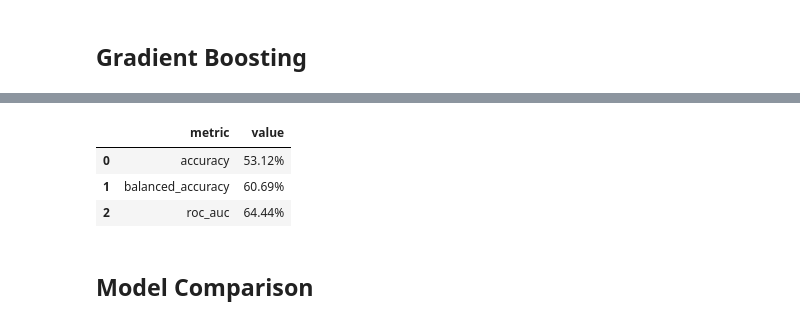
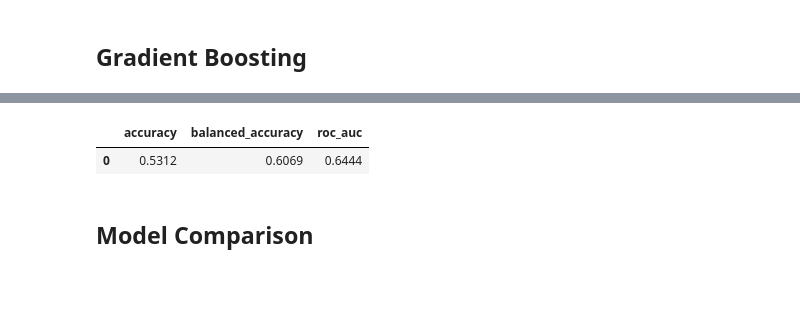
Before and after one commit to fedebri/reasoning-under-compression, a Jupyter notebook: notebooks/02_prompt_level_compressibility.ipynb, the cells around one changed output, grey strips where cells are left out. Cells and saved outputs as stored; diff of their text form; code cells hidden in the pictures; blank space fills up the shorter version.

```diff
--- a/notebooks/02_prompt_level_compressibility.ipynb
+++ b/notebooks/02_prompt_level_compressibility.ipynb
@@ -192,14 +218,19 @@ prompt_rf_selection_results
 # %%
 prompt_rf_params = prompt_rf_selection_results.loc[0, "params"]
-prompt_rf_model = fit_selected_model(
-    model_class=RandomForestClassifier,
-    selected_params=prompt_rf_params,
-    preprocessor=preprocessor,
-    X_train=X_train,
-    y_train=y_train,
+prompt_rf_model = Pipeline(
+    steps=[
+        ("preprocess", clone(preprocessor)),
+        ("model", RandomForestClassifier(**prompt_rf_params)),
+    ]
 )
+prompt_rf_model.fit(X_train, y_train)
 
 prompt_rf_pred = prompt_rf_model.predict(X_test)
-prompt_rf_metrics = evaluate_classifier(prompt_rf_model, X_test, y_test)
-format_metrics_percent(prompt_rf_metrics)
+prompt_rf_proba = prompt_rf_model.predict_proba(X_test)[:, 1]
+prompt_rf_metrics = {
+    "accuracy": accuracy_score(y_test, prompt_rf_pred),
+    "balanced_accuracy": balanced_accuracy_score(y_test, prompt_rf_pred),
+    "roc_auc": roc_auc_score(y_test, prompt_rf_proba),
+}
+pd.DataFrame([prompt_rf_metrics]).style.format("{:.4f}")
 # %% [output]
@@ -266,21 +304,24 @@ prompt_gb_selection_results
 # %%
 prompt_gb_params = prompt_gb_selection_results.loc[0, "params"]
-prompt_gb_model = fit_selected_model(
-    model_class=HistGradientBoostingClassifier,
-    selected_params=prompt_gb_params,
-    preprocessor=preprocessor,
-    X_train=X_train,
-    y_train=y_train,
+prompt_gb_model = Pipeline(
+    steps=[
+        ("preprocess", clone(preprocessor)),
+        ("model", HistGradientBoostingClassifier(**prompt_gb_params)),
+    ]
 )
+prompt_gb_model.fit(X_train, y_train)
 
 prompt_gb_pred = prompt_gb_model.predict(X_test)
-prompt_gb_metrics = evaluate_classifier(prompt_gb_model, X_test, y_test)
-format_metrics_percent(prompt_gb_metrics)
+prompt_gb_proba = prompt_gb_model.predict_proba(X_test)[:, 1]
+prompt_gb_metrics = {
+    "accuracy": accuracy_score(y_test, prompt_gb_pred),
+    "balanced_accuracy": balanced_accuracy_score(y_test, prompt_gb_pred),
+    "roc_auc": roc_auc_score(y_test, prompt_gb_proba),
+}
+pd.DataFrame([prompt_gb_metrics]).style.format("{:.4f}")
 # %% [output]
-|  | metric | value |
-| 0 | accuracy | 53.12% |
-| 1 | balanced_accuracy | 60.69% |
-| 2 | roc_auc | 64.44% |
+|  | accuracy | balanced_accuracy | roc_auc |
+| 0 | 0.5312 | 0.6069 | 0.6444 |
 # %% [markdown]
 ## Model Comparison
 # %%
```
Also changed, not shown: parts of 10 cells of this notebook, 4 other files.
